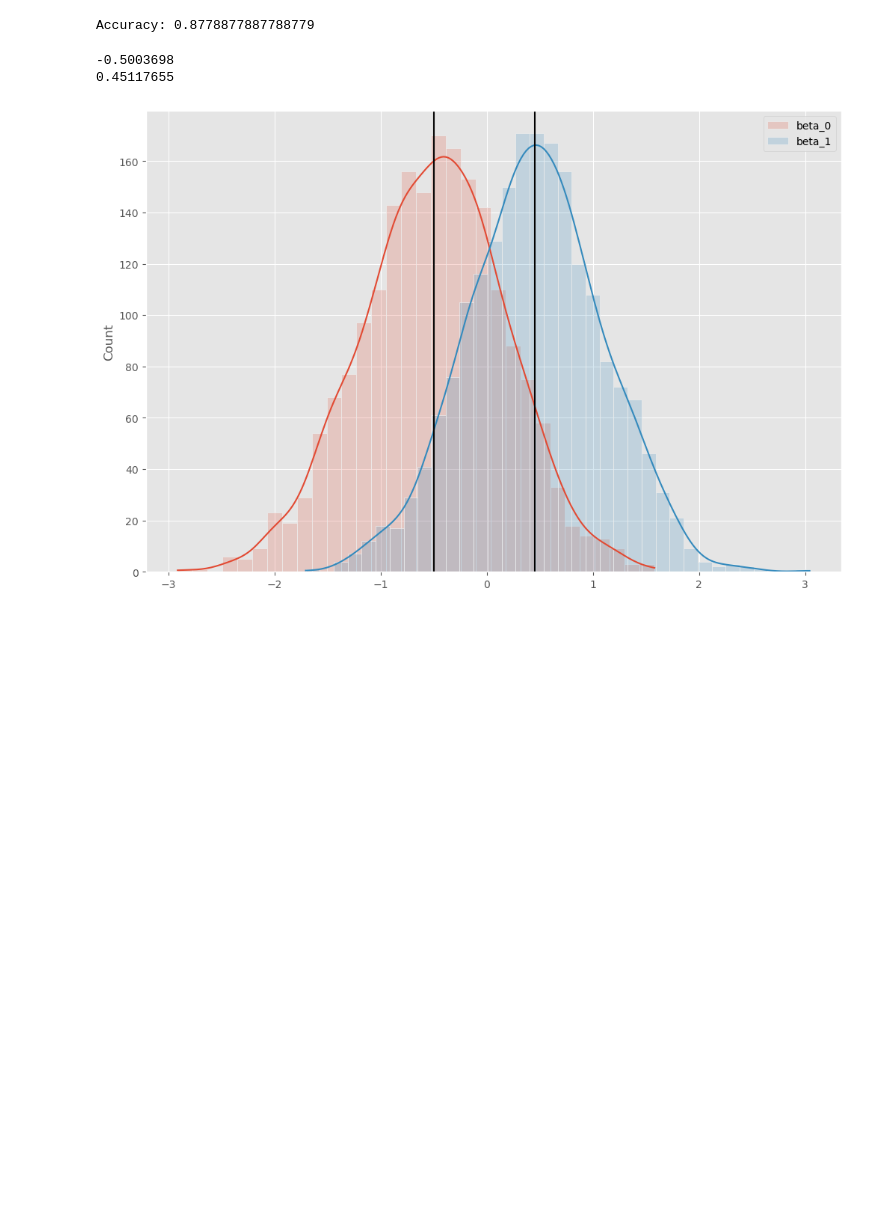
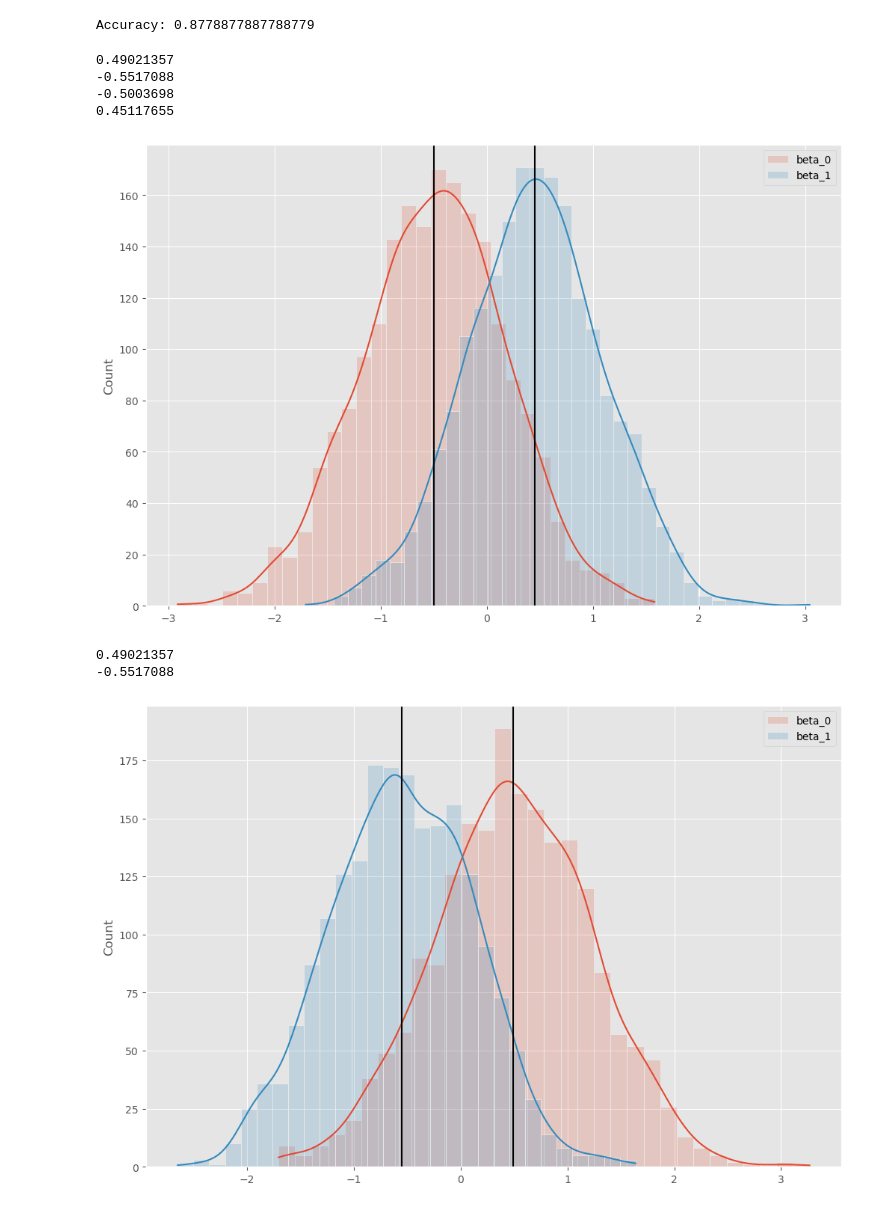
Before and after one commit to Frederik12345678/MBML-Water_quality, a Jupyter notebook: Simple_LogReg.ipynb, the cells around one changed output. Drawn from its saved outputs; the diff is of its cells as text; code cells hidden in the pictures; blank space fills up the shorter version.

```diff
--- a/Simple_LogReg.ipynb
+++ b/Simple_LogReg.ipynb
@@ -178,16 +181,25 @@ print("Accuracy:", 1.0*np.sum((y_hat-1) == y_test) / len(y_test))
 # %% [output]
 Accuracy: 0.8778877887788779
 # %%
-print(np.mean(samples_beta[:,5,0].detach().numpy()))
-print(np.mean(samples_beta[:,6,0].detach().numpy()))
+print(np.mean(samples_beta[:,5,1].detach().numpy()))
+print(np.mean(samples_beta[:,6,1].detach().numpy()))
 
-sns.histplot(samples_beta[:,5,0], kde=True, alpha=0.2,label='beta_0')
-sns.histplot(samples_beta[:,6,0], kde=True, alpha=0.2,label='beta_1')
-plt.legend()
-plt.axvline(np.mean(samples_beta[:,5,0].detach().numpy()),color='black')
-plt.axvline(np.mean(samples_beta[:,6,0].detach().numpy()),color='black')
-plt.show()
+for i in range(2):
+    print(np.mean(samples_beta[:,5,i].detach().numpy()))
+    print(np.mean(samples_beta[:,6,i].detach().numpy()))
+
+    sns.histplot(samples_beta[:,5,i], kde=True, alpha=0.2,label='beta_0')
+    sns.histplot(samples_beta[:,6,i], kde=True, alpha=0.2,label='beta_1')
+    plt.legend()
+    plt.axvline(np.mean(samples_beta[:,5,i].detach().numpy()),color='black')
+    plt.axvline(np.mean(samples_beta[:,6,i].detach().numpy()),color='black')
+    plt.show()
 # %% [output]
+0.49021357
+-0.5517088
 -0.5003698
 0.45117655
 [figure]
+0.49021357
+-0.5517088
+[figure, added]
```
Also changed, not shown: parts of 1 cell of this notebook, 5 other files.
